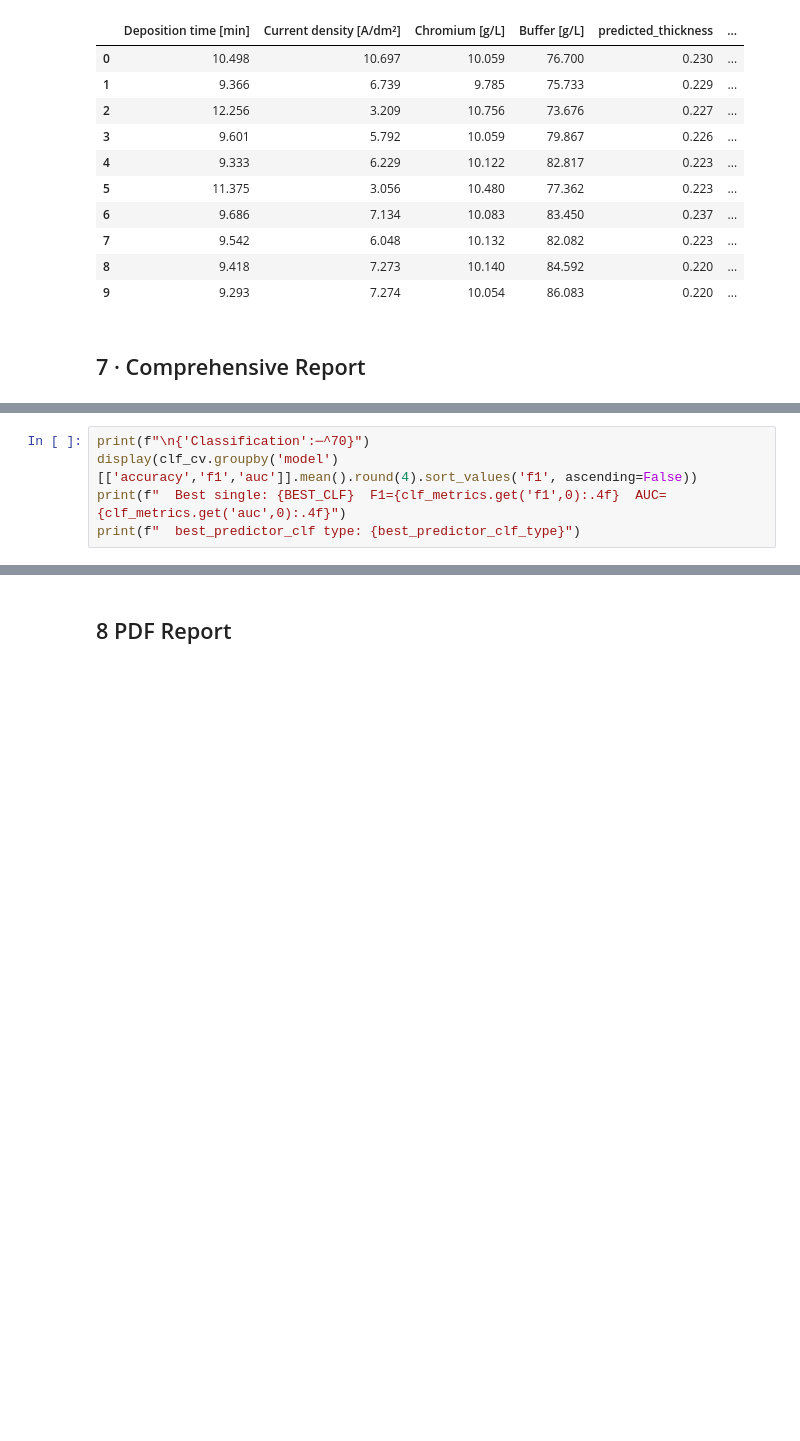
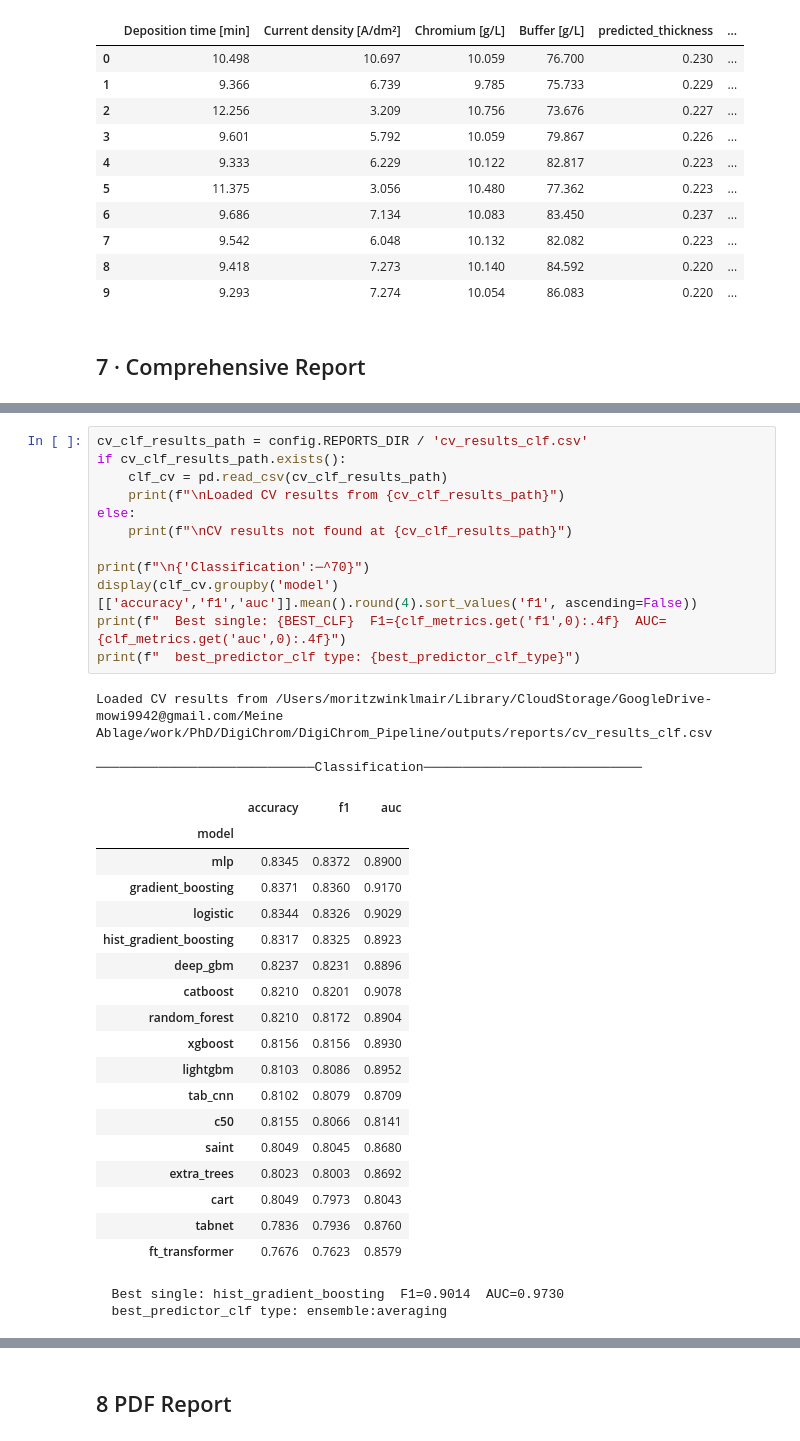
Before and after one commit to moritzwi/DigiChrom, a Jupyter notebook: DigiChrom_Pipeline/DigiChrom_Pipeline.ipynb, the cells around one changed output, grey strips where cells are left out. Saved outputs shown, nothing was run; the diff lists cells and outputs as text; blank space fills up the shorter version.

```diff
--- a/DigiChrom_Pipeline/DigiChrom_Pipeline.ipynb
+++ b/DigiChrom_Pipeline/DigiChrom_Pipeline.ipynb
@@ -867,8 +914,39 @@ display(ens_cv_reg.round(4))
 # %%
+cv_clf_results_path = config.REPORTS_DIR / 'cv_results_clf.csv'
+if cv_clf_results_path.exists():
+    clf_cv = pd.read_csv(cv_clf_results_path)
+    print(f"\nLoaded CV results from {cv_clf_results_path}")
+else:
+    print(f"\nCV results not found at {cv_clf_results_path}")
+
 print(f"\n{'Classification':─^70}")
 display(clf_cv.groupby('model')[['accuracy','f1','auc']].mean().round(4).sort_values('f1', ascending=False))
 print(f"  Best single: {BEST_CLF}  F1={clf_metrics.get('f1',0):.4f}  AUC={clf_metrics.get('auc',0):.4f}")
 print(f"  best_predictor_clf type: {best_predictor_clf_type}")
+# %% [output]
+Loaded CV results from /Users/moritzwinklmair/Library/CloudStorage/GoogleDrive-mowi9942@gmail.com/Meine Ablage/work/PhD/DigiChrom/DigiChrom_Pipeline/outputs/reports/cv_results_clf.csv
+
+────────────────────────────Classification────────────────────────────
+|  | accuracy | f1 | auc |
+| model |  |  |  |
+| mlp | 0.8345 | 0.8372 | 0.8900 |
+| gradient_boosting | 0.8371 | 0.8360 | 0.9170 |
+| logistic | 0.8344 | 0.8326 | 0.9029 |
+| hist_gradient_boosting | 0.8317 | 0.8325 | 0.8923 |
+| deep_gbm | 0.8237 | 0.8231 | 0.8896 |
+| catboost | 0.8210 | 0.8201 | 0.9078 |
+| random_forest | 0.8210 | 0.8172 | 0.8904 |
+| xgboost | 0.8156 | 0.8156 | 0.8930 |
+| lightgbm | 0.8103 | 0.8086 | 0.8952 |
+| tab_cnn | 0.8102 | 0.8079 | 0.8709 |
+| c50 | 0.8155 | 0.8066 | 0.8141 |
+| saint | 0.8049 | 0.8045 | 0.8680 |
+| extra_trees | 0.8023 | 0.8003 | 0.8692 |
+| cart | 0.8049 | 0.7973 | 0.8043 |
+| tabnet | 0.7836 | 0.7936 | 0.8760 |
+| ft_transformer | 0.7676 | 0.7623 | 0.8579 |
+  Best single: hist_gradient_boosting  F1=0.9014  AUC=0.9730
+  best_predictor_clf type: ensemble:averaging
 # %%
 print(f"\n{'Classification Ensemble':─^70}")
 display(ens_cv_clf.round(4))
```
Also changed, not shown: parts of 12 cells of this notebook, 17 other files.
